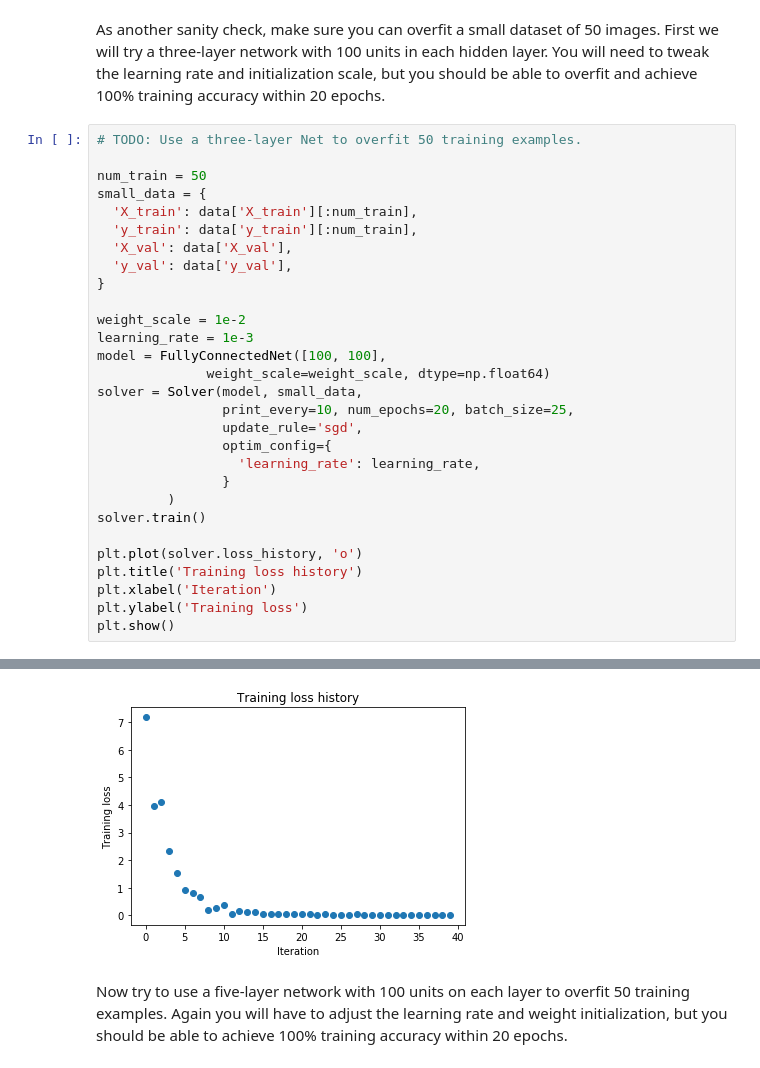
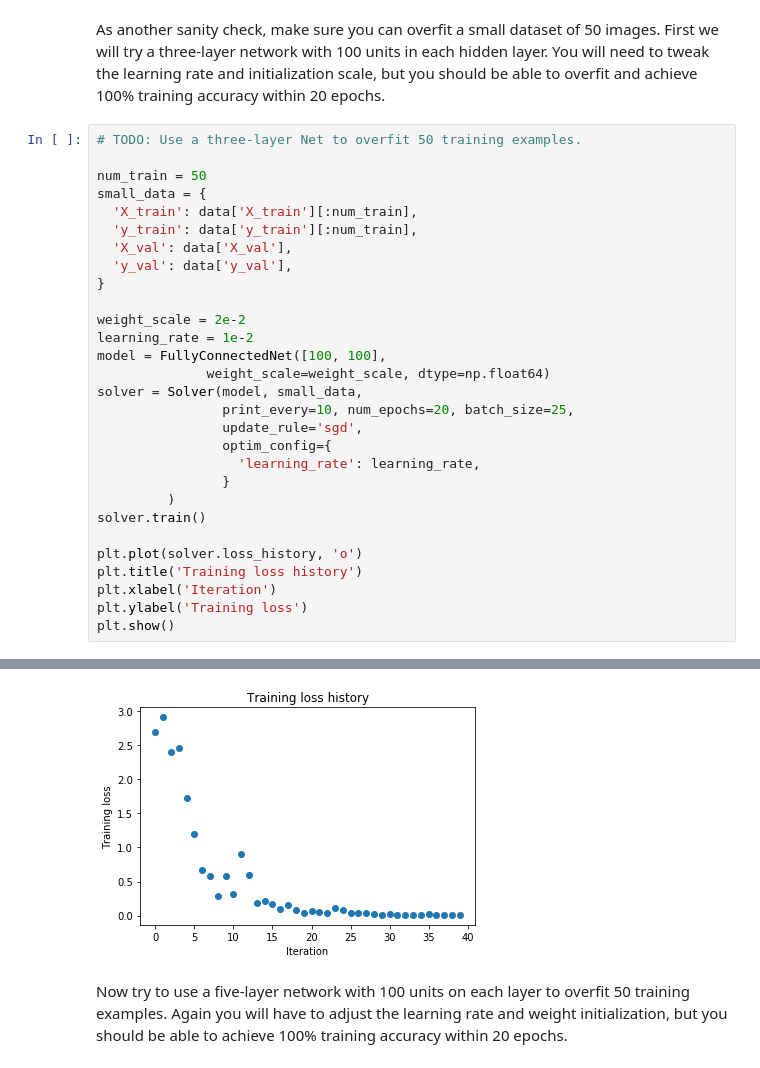
Before and after one commit to Michaelvll/Deep-Learning-Course-2018, a Jupyter notebook: dl_assignment2/FullyConnectedNets.ipynb, the cells around one changed output, grey strips where cells are left out. Cells and saved outputs as stored; diff of their text form.

```diff
--- a/dl_assignment2/FullyConnectedNets.ipynb
+++ b/dl_assignment2/FullyConnectedNets.ipynb
@@ -440,8 +450,8 @@ small_data = {
   'y_val': data['y_val'],
 }
 
-weight_scale = 1e-2
-learning_rate = 1e-3
+weight_scale = 2e-2
+learning_rate = 1e-2
 model = FullyConnectedNet([100, 100],
               weight_scale=weight_scale, dtype=np.float64)
 solver = Solver(model, small_data,
@@ -479,4 +489,4 @@ plt.show()
-[figure, old version]
+[figure, new version]
 # %% [markdown]
 Now try to use a five-layer network with 100 units on each layer to overfit 50 training examples. Again you will have to adjust the learning rate and weight initialization, but you should be able to achieve 100% training accuracy within 20 epochs.
 # %%
```
Also changed, not shown: parts of 15 cells of this notebook, 9 other files.
